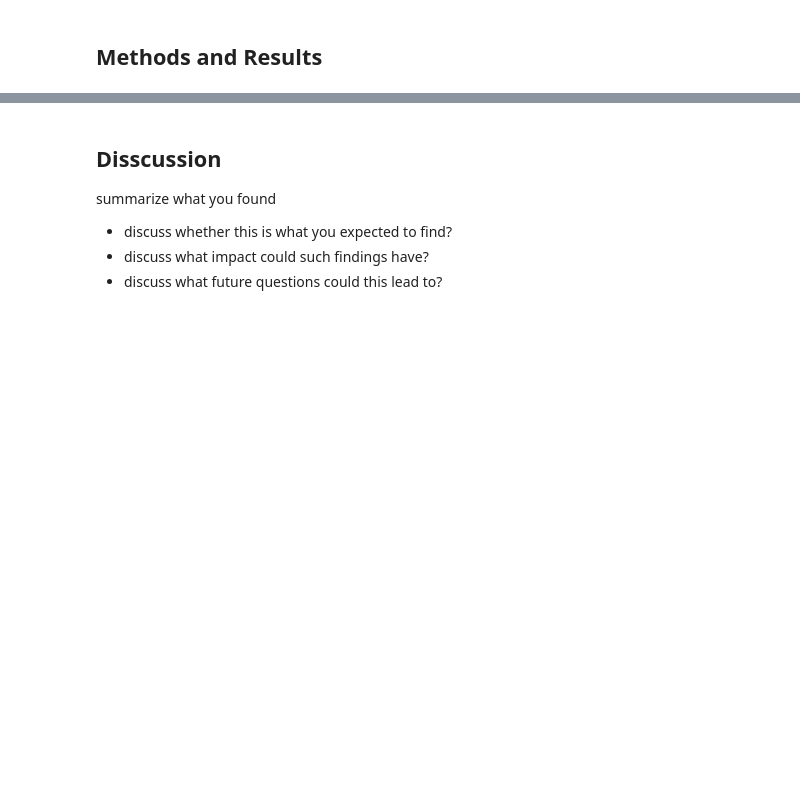
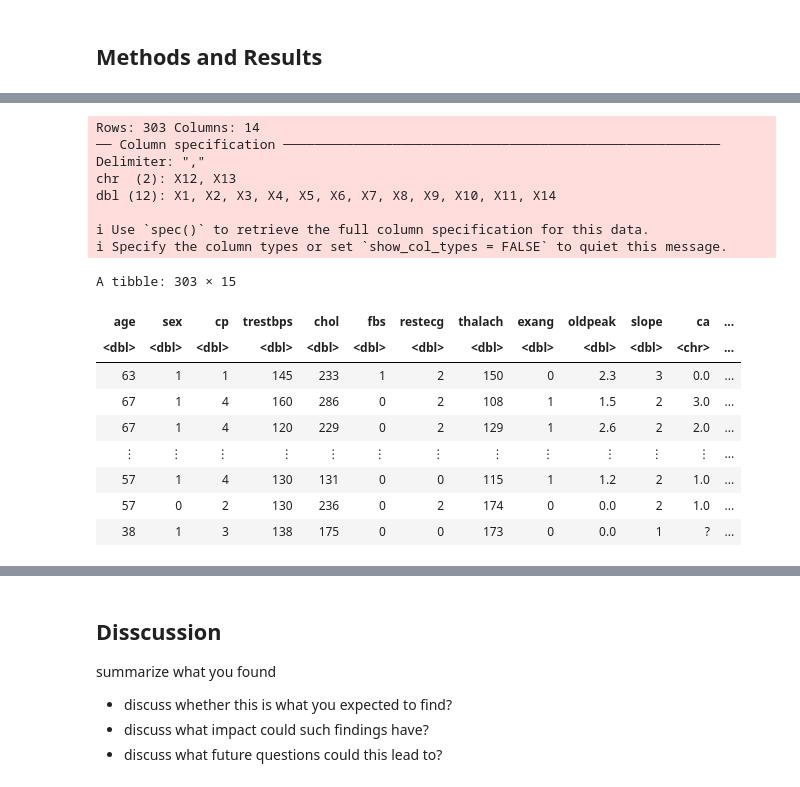
Before and after one commit to acorni02/dsci-100-2022w1-group-4, a Jupyter notebook: group_project_report.ipynb, the cells around one changed output, grey strips where cells are left out. Cells and saved outputs as stored; diff of their text form; code cells hidden in the pictures; blank space fills up the shorter version.

```diff
--- a/group_project_report.ipynb
+++ b/group_project_report.ipynb
@@ -38,0 +62,43 @@ note: all tables and figure should have a figure/table number and a legend
+# %%
+#First we need to load the data into r and remove and
+# any empty cells. We also need to assign column names to
+# the data
+heart_disease <- read_delim("https://archive.ics.uci.edu/ml/machine-learning-databases/heart-disease/processed.cleveland.data", col_names = FALSE) |>
+                    rename(age =X1,
+                              sex = X2,
+                              cp = X3,
+                              trestbps = X4,
+                              chol = X5,
+                              fbs = X6,
+                              restecg = X7,
+                              thalach = X8,
+                              exang = X9,
+                              oldpeak = X10,
+                              slope = X11,
+                              ca = X12,
+                              thal = X13,
+                              num = X14) |>
+                    mutate(num = as_factor(num))
+#we still have to figure out how to remove the ? from the data, probably have to ask the TA.
+heart_disease<- heart_disease %>%
+mutate(num_edited = ifelse(num == 0, "No", ifelse(num == 1 | num == 2 | num == 3 | num == 4 , "Yes", NA)))
+heart_disease
+# %% [output]
+Rows: 303 Columns: 14
+── Column specification ────────────────────────────────────────────────────────
+Delimiter: ","
+chr  (2): X12, X13
+dbl (12): X1, X2, X3, X4, X5, X6, X7, X8, X9, X10, X11, X14
+
+ℹ Use `spec()` to retrieve the full column specification for this data.
+ℹ Specify the column types or set `show_col_types = FALSE` to quiet this message.
+A tibble: 303 × 15
+| age | sex | cp | trestbps | chol | fbs | restecg | thalach | exang | oldpeak | slope | ca | ... |
+| <dbl> | <dbl> | <dbl> | <dbl> | <dbl> | <dbl> | <dbl> | <dbl> | <dbl> | <dbl> | <dbl> | <chr> | ... |
+| 63 | 1 | 1 | 145 | 233 | 1 | 2 | 150 | 0 | 2.3 | 3 | 0.0 | ... |
+| 67 | 1 | 4 | 160 | 286 | 0 | 2 | 108 | 1 | 1.5 | 2 | 3.0 | ... |
+| 67 | 1 | 4 | 120 | 229 | 0 | 2 | 129 | 1 | 2.6 | 2 | 2.0 | ... |
+| ⋮ | ⋮ | ⋮ | ⋮ | ⋮ | ⋮ | ⋮ | ⋮ | ⋮ | ⋮ | ⋮ | ⋮ | ... |
+| 57 | 1 | 4 | 130 | 131 | 0 | 0 | 115 | 1 | 1.2 | 2 | 1.0 | ... |
+| 57 | 0 | 2 | 130 | 236 | 0 | 2 | 174 | 0 | 0.0 | 2 | 1.0 | ... |
+| 38 | 1 | 3 | 138 | 175 | 0 | 0 | 173 | 0 | 0.0 | 1 | ? | ... |
```
Also changed, not shown: parts of 5 cells of this notebook.
